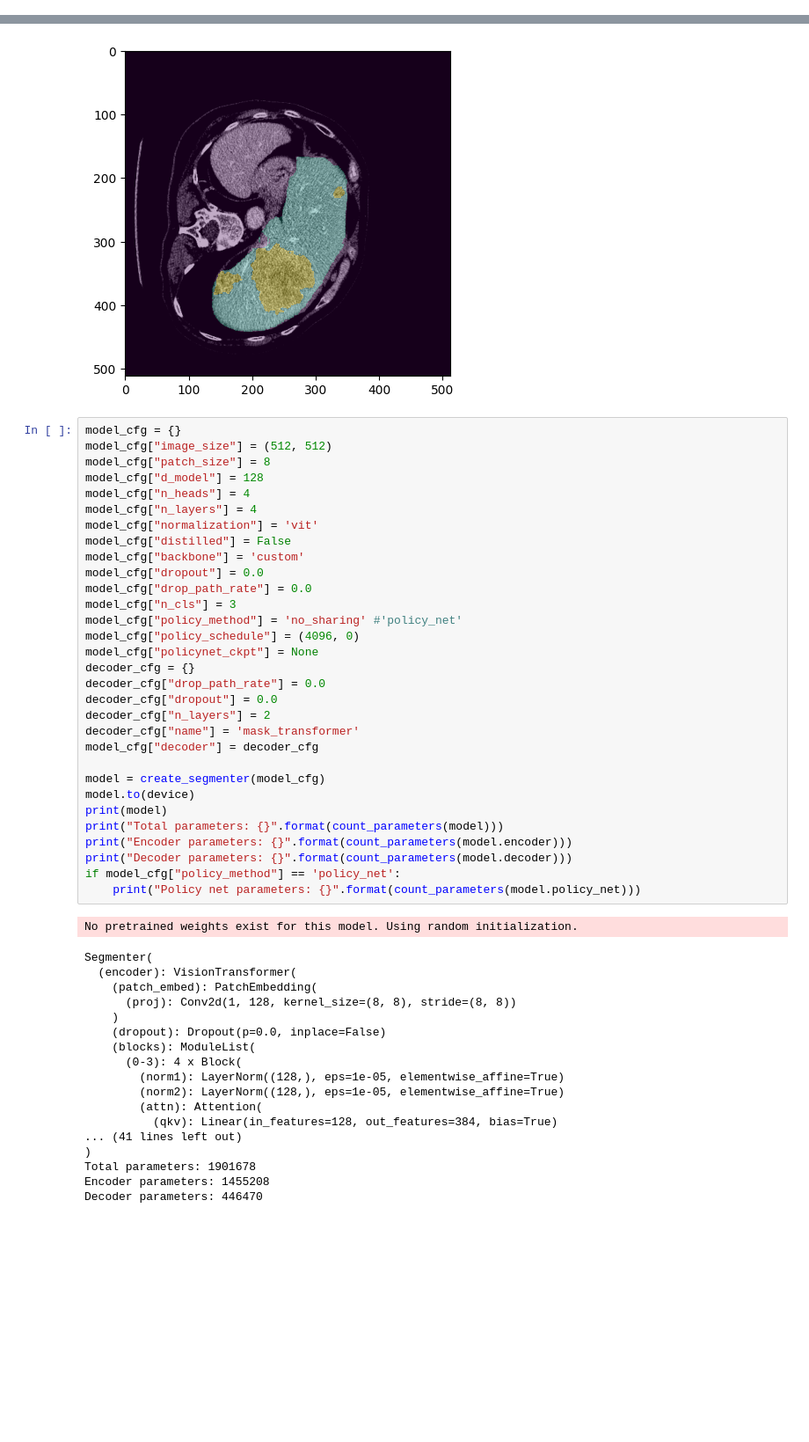
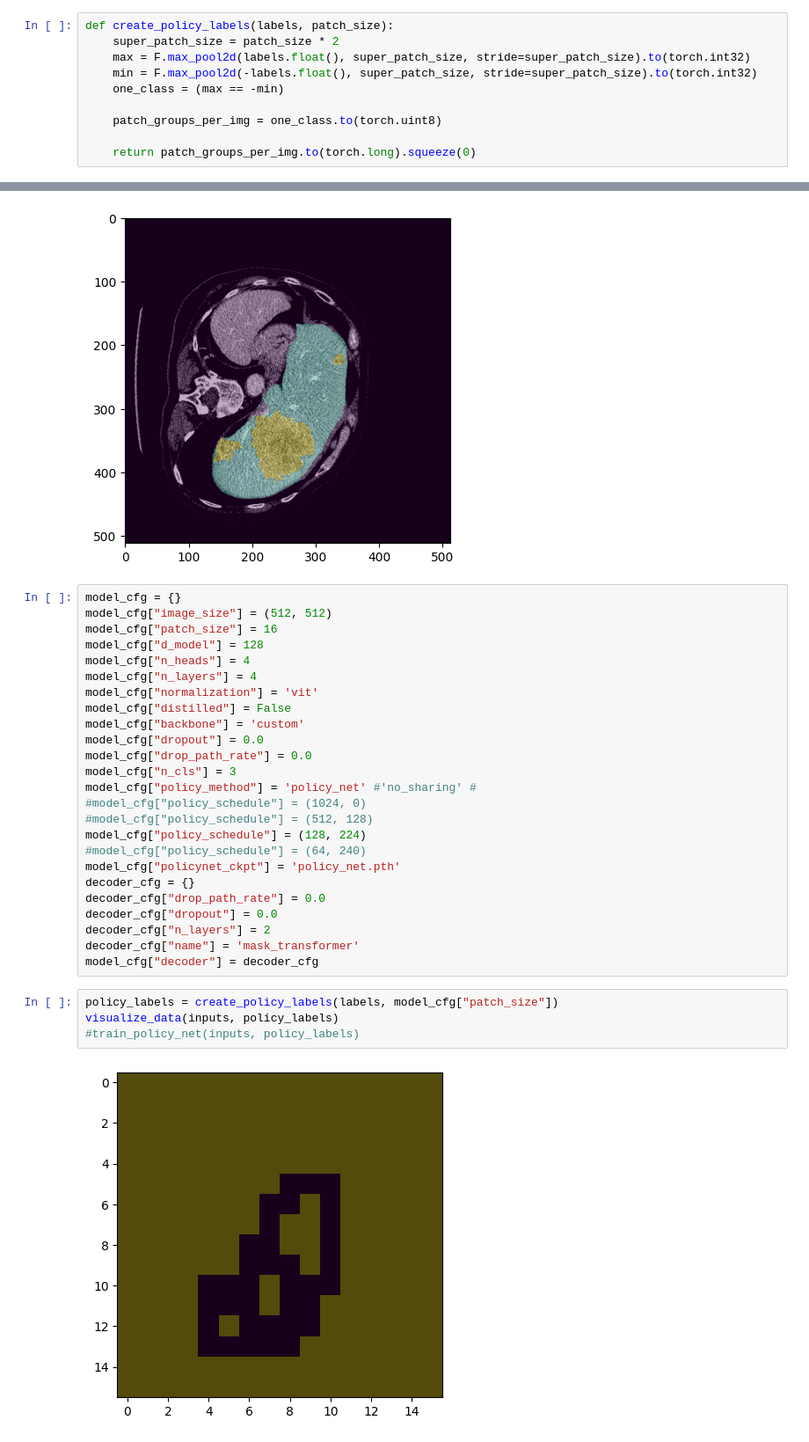
Before and after one commit to Eiphodos/CandidateNet, a Jupyter notebook: CandidateNetworkCTS.ipynb, the cells around one changed output, grey strips where cells are left out. Shown at 88% size. Cells and saved outputs as stored; diff of their text form; blank space fills up the shorter version.

```diff
--- a/CandidateNetworkCTS.ipynb
+++ b/CandidateNetworkCTS.ipynb
@@ -10,2 +12,12 @@ from segm.model.factory import create_segmenter
 # %%
 device = torch.device('cuda') if torch.cuda.is_available() else torch.device('cpu')
+# %%
+def create_policy_labels(labels, patch_size):
+    super_patch_size = patch_size * 2
+    max = F.max_pool2d(labels.float(), super_patch_size, stride=super_patch_size).to(torch.int32)
+    min = F.max_pool2d(-labels.float(), super_patch_size, stride=super_patch_size).to(torch.int32)
+    one_class = (max == -min)
+
+    patch_groups_per_img = one_class.to(torch.uint8)
+
+    return patch_groups_per_img.to(torch.long).squeeze(0)
@@ -59,7 +112,7 @@ torch.Size([1, 1, 512, 512])
 # %%
 model_cfg = {}
 model_cfg["image_size"] = (512, 512)
-model_cfg["patch_size"] = 8
+model_cfg["patch_size"] = 16
 model_cfg["d_model"] = 128
 model_cfg["n_heads"] = 4
 model_cfg["n_layers"] = 4
@@ -69,40 +122,21 @@ model_cfg["backbone"] = 'custom'
 model_cfg["dropout"] = 0.0
 model_cfg["drop_path_rate"] = 0.0
 model_cfg["n_cls"] = 3
-model_cfg["policy_method"] = 'no_sharing' #'policy_net'
-model_cfg["policy_schedule"] = (4096, 0)
-model_cfg["policynet_ckpt"] = None
+model_cfg["policy_method"] = 'policy_net' #'no_sharing' #
+#model_cfg["policy_schedule"] = (1024, 0)
+#model_cfg["policy_schedule"] = (512, 128)
+model_cfg["policy_schedule"] = (128, 224)
+#model_cfg["policy_schedule"] = (64, 240)
+model_cfg["policynet_ckpt"] = 'policy_net.pth'
 decoder_cfg = {}
 decoder_cfg["drop_path_rate"] = 0.0
 decoder_cfg["dropout"] = 0.0
 decoder_cfg["n_layers"] = 2
 decoder_cfg["name"] = 'mask_transformer'
 model_cfg["decoder"] = decoder_cfg
-
-model = create_segmenter(model_cfg)
-model.to(device)
-print(model)
-print("Total parameters: {}".format(count_parameters(model)))
-print("Encoder parameters: {}".format(count_parameters(model.encoder)))
-print("Decoder parameters: {}".format(count_parameters(model.decoder)))
-if model_cfg["policy_method"] == 'policy_net':
-    print("Policy net parameters: {}".format(count_parameters(model.policy_net)))
-# %% [output]
-No pretrained weights exist for this model. Using random initialization.
-Segmenter(
-  (encoder): VisionTransformer(
-    (patch_embed): PatchEmbedding(
-      (proj): Conv2d(1, 128, kernel_size=(8, 8), stride=(8, 8))
-    )
-    (dropout): Dropout(p=0.0, inplace=False)
-    (blocks): ModuleList(
-      (0-3): 4 x Block(
-        (norm1): LayerNorm((128,), eps=1e-05, elementwise_affine=True)
-        (norm2): LayerNorm((128,), eps=1e-05, elementwise_affine=True)
-        (attn): Attention(
-          (qkv): Linear(in_features=128, out_features=384, bias=True)
-... (41 lines left out)
-)
-Total parameters: 1901678
-Encoder parameters: 1455208
-Decoder parameters: 446470
+# %%
+policy_labels = create_policy_labels(labels, model_cfg["patch_size"])
+visualize_data(inputs, policy_labels)
+#train_policy_net(inputs, policy_labels)
+# %% [output]
+[figure, added]
```
Also changed, not shown: parts of 4 cells of this notebook, 7 other files.
